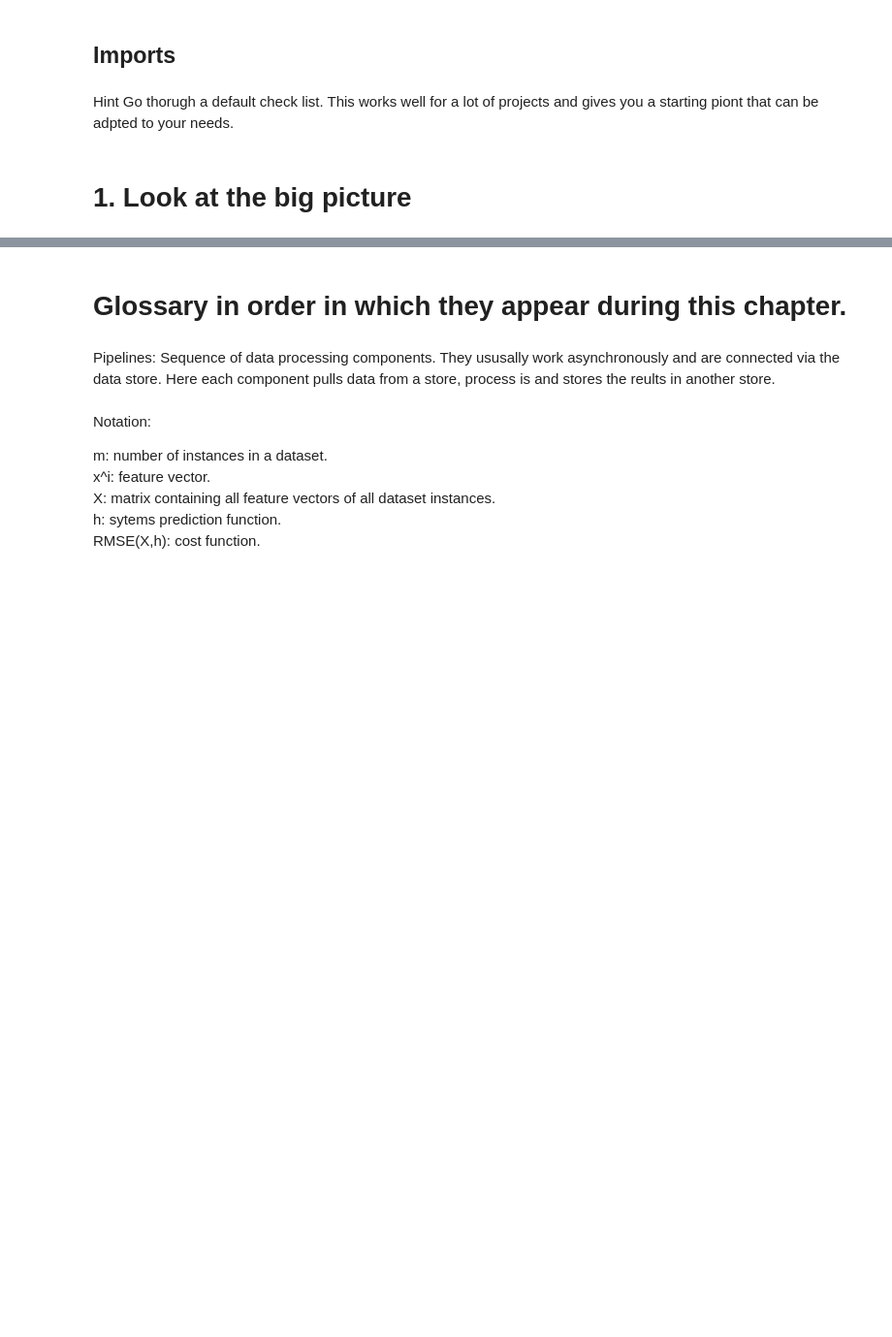
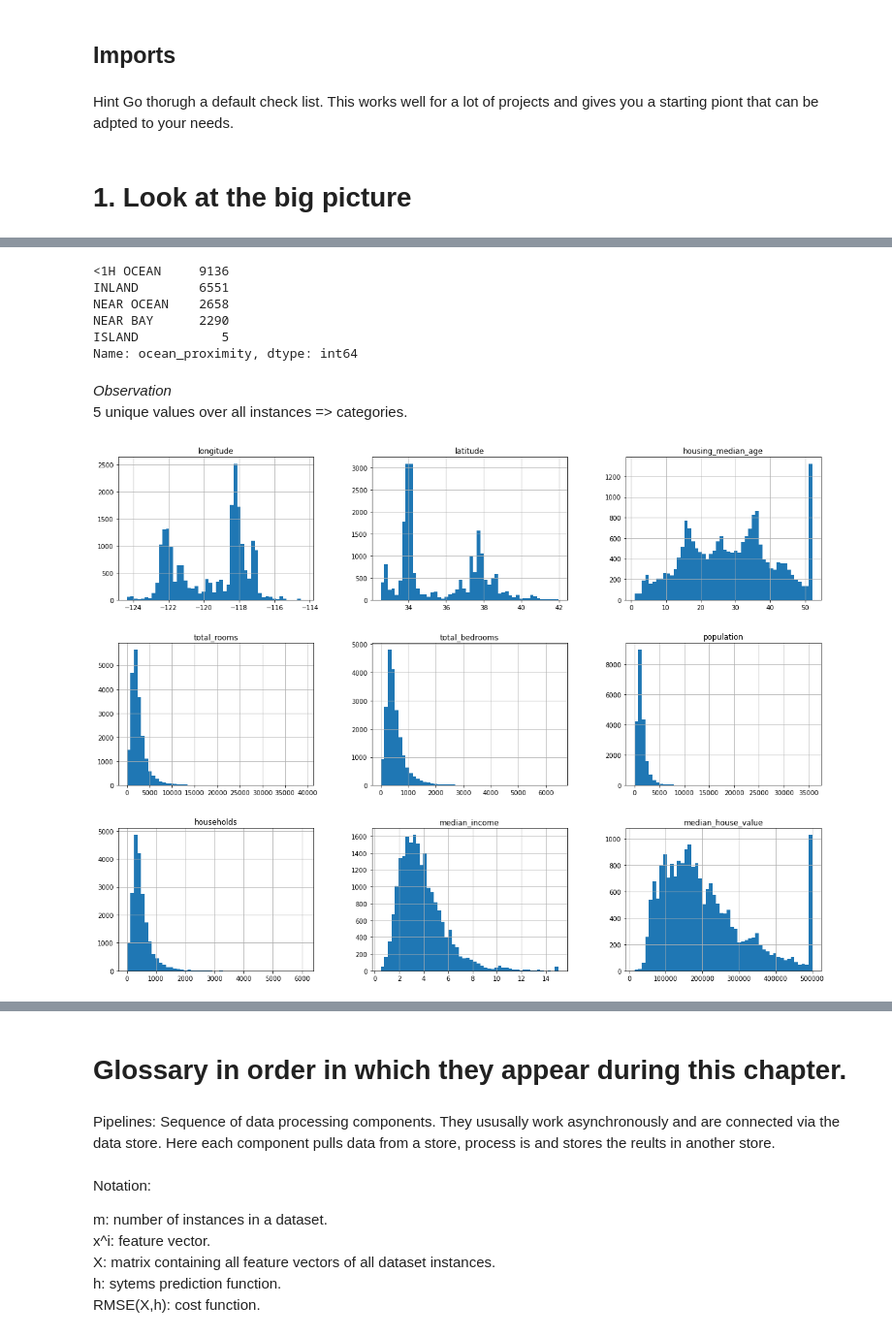
Before and after one commit to WestfalNamur/hands_on_ML, a Jupyter notebook: 1_end_to_end_project/end_to_end_project.ipynb, the cells around one changed output, grey strips where cells are left out. Shown at 97% size. Cells and saved outputs as stored; diff of their text form; code cells hidden in the pictures; blank space fills up the shorter version.

Commit message:
01_end_to_end_project - 2 Get the data and split a test set.

```diff
--- a/1_end_to_end_project/end_to_end_project.ipynb
+++ b/1_end_to_end_project/end_to_end_project.ipynb
@@ -65,0 +60,24 @@ We predict prices but we need to check if the downstream team will not actuall
+# %%
+# Download data set - Set variables
+DOWNLOAD_ROOT = "https://raw.githubusercontent.com/ageron/handson-ml2/master/"
+HOUSING_PATH = os.path.join("datasets", "housing")
+HOUSING_URL = DOWNLOAD_ROOT + "datasets/housing/housing.tgz"
+
+# Download data set, unpack, and store data to local drive.
+def fetch_housing_data(housing_url=HOUSING_URL, housing_path=HOUSING_PATH):
+    if not os.path.isdir(housing_path):
+        os.makedirs(housing_path)
+    tgz_path = os.path.join(housing_path, "housing.tgz")
+    urllib.request.urlretrieve(housing_url, tgz_path)
+    housing_tgz = tarfile.open(tgz_path)
+    housing_tgz.extractall(path=housing_path)
+    housing_tgz.close()
+
+fetch_housing_data()
+# %%
+# Load data into memory
+def load_housing_data(housing_path=HOUSING_PATH):
+    csv_path = os.path.join(housing_path, "housing.csv")
+    return pd.read_csv(csv_path)
+
+housing = load_housing_data()
@@ -65,0 +133,19 @@ We predict prices but we need to check if the downstream team will not actuall
+# %%
+# Get more ocean_proximity
+housing["ocean_proximity"].value_counts()
+# %% [output]
+<1H OCEAN     9136
+INLAND        6551
+NEAR OCEAN    2658
+NEAR BAY      2290
+ISLAND           5
+Name: ocean_proximity, dtype: int64
+# %% [markdown]
+*Observation* <br>
+5 unique values over all instances => categories.
+# %%
+# Visualize
+housing.hist(bins=50, figsize=(20,15))
+plt.show()
+# %% [output]
+[figure, added]
```
Also changed, not shown: parts of 19 cells of this notebook.
